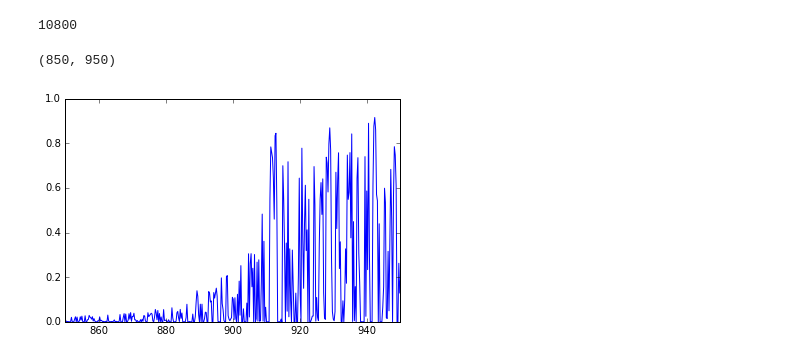
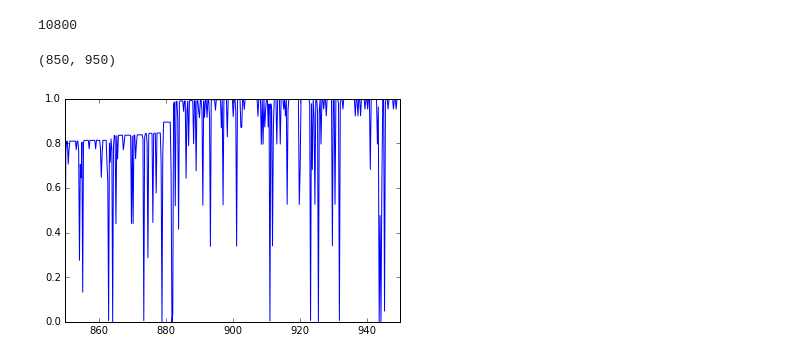
Before and after one commit to mattcwilde/Lyman-Forest, a Jupyter notebook: dev_Lyman-n_forest.ipynb, the cells around one changed output. Cells and saved outputs as stored; diff of their text form; code cells hidden in the pictures.

```diff
--- a/dev_Lyman-n_forest.ipynb
+++ b/dev_Lyman-n_forest.ipynb
@@ -570,8 +570,8 @@ tau_tot_synth.size
 # %% [output]
 10800
 # %%
-plt.plot(wav_em, np.exp(-tau_tot_slice*110))
+plt.plot(wav_em, np.exp(-tau_tot_synth[3]))
 plt.xlim(850,950)
 # %% [output]
 (850, 950)
-[figure, old version]
+[figure, new version]
```
Also changed, not shown: parts of 2 cells of this notebook.
